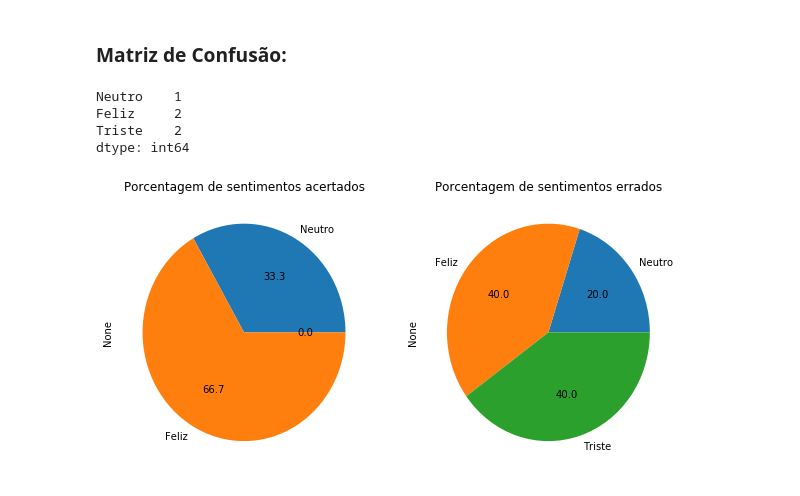
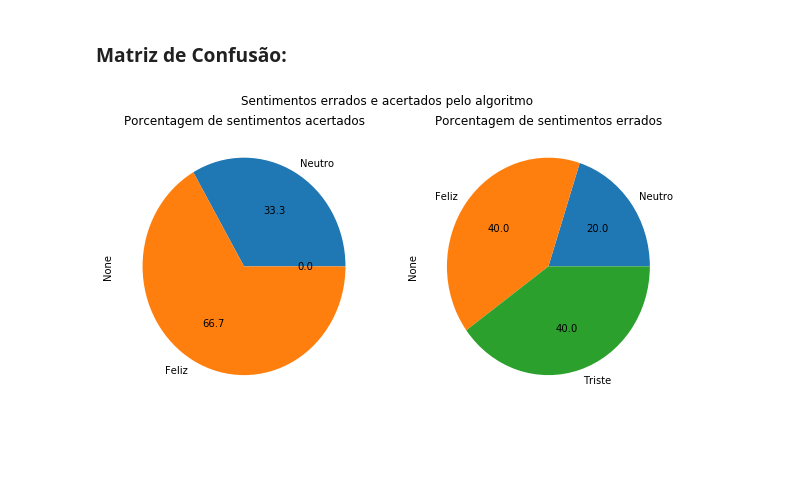
Before and after one commit to WarlenRodrigues/PyMotions, a Jupyter notebook: PyMotions.ipynb, the cells around one changed output. Drawn from its saved outputs; the diff is of its cells as text; code cells hidden in the pictures; blank space fills up the shorter version.

```diff
--- a/PyMotions.ipynb
+++ b/PyMotions.ipynb
@@ -97,7 +97,7 @@ clf = OneVsRestClassifier(tree.DecisionTreeClassifier()).fit(X, y)
 # %% [markdown]
 ### Testando:
 # %%
-teste = pd.read_csv("data/Treinamento.csv", sep=";")
+teste = pd.read_csv("data/Treinamento.csv", sep=",")
 
 teste['angulo1'] = pd.Series(ang1)
 teste['angulo2'] = pd.Series(ang2)
@@ -113,11 +113,27 @@ teste["Predicao"]=clf.predict(Xt)
 acerto=[]
 erro=[]
 
+neutro={"Acerto":0,"Erro":0}
+feliz={"Acerto":0,"Erro":0}
+triste={"Acerto":0,"Erro":0}
+
 for i in range(len(teste["Categoria"])):
     if teste["Categoria"][i] == teste["Predicao"][i]:
         acerto.append(teste["Categoria"][i])
+        if teste["Categoria"][i]==0:
+            neutro["Acerto"]+=1
+        elif teste["Categoria"][i]==1:
+            feliz["Acerto"]+=1
+        elif teste["Categoria"][i]==2:
+            triste["Acerto"]+=1
     else:
         erro.append(teste["Categoria"][i])
+        if teste["Categoria"][i]==0:
+            neutro["Erro"]+=1
+        elif teste["Categoria"][i]==1:
+            feliz["Erro"]+=1
+        elif teste["Categoria"][i]==2:
+            triste["Erro"]+=1
 
 mdc_acerto=pd.Series()
 mdc_acerto["Neutro"]=acerto.count(0)
@@ -132,18 +148,17 @@ mdc_erro["Triste"]=erro.count(2)
 mdc=pd.Series()
 mdc["Acerto"]=mdc_acerto
 mdc["Erro"]=mdc_erro
+
+Neutro=pd.Series(neutro)
+Feliz=pd.Series(feliz)
+Triste=pd.Series(triste)
-# %% [output]
-Neutro    1
-Feliz     2
-Triste    2
-dtype: int64
 # %%
 fig = plt.figure(figsize=(10, 5))
 plt.subplot(121)
 mdc_acerto.plot(kind='pie',title='Porcentagem de sentimentos acertados',autopct='%.1f')
 plt.subplot(122)
 mdc_erro.plot(kind='pie',title='Porcentagem de sentimentos errados',autopct='%.1f')
-
+fig.suptitle('Sentimentos errados e acertados pelo algoritmo')
 plt.show()
 # %% [output]
-[figure, old version]
+[figure, new version]
```
Also changed, not shown: parts of 1 cell of this notebook.
